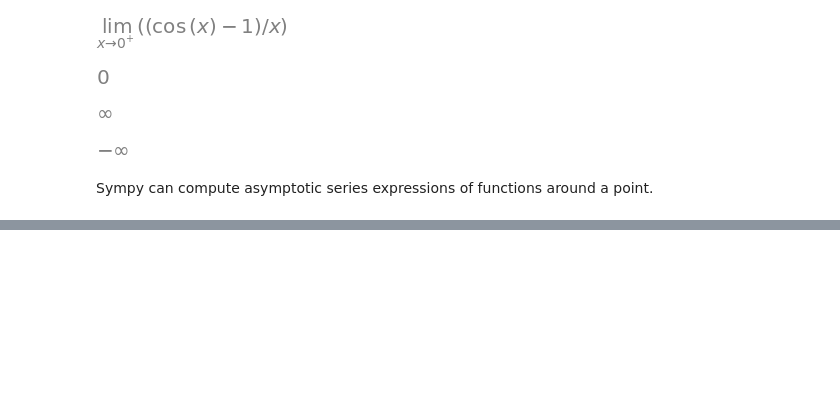
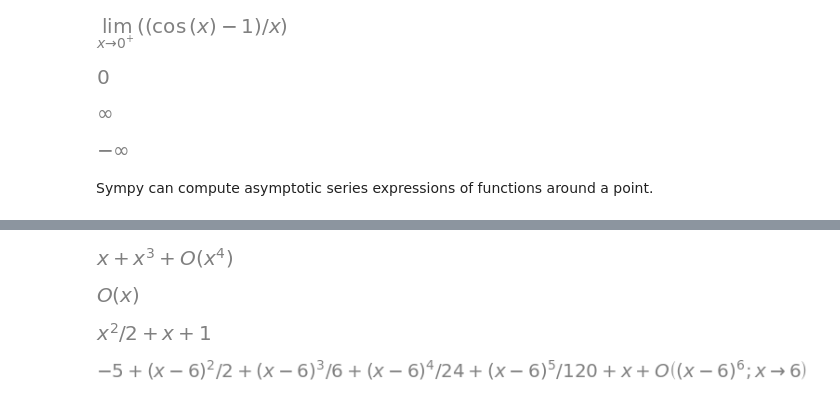
Before and after one commit to burnifi/learnSympy, a Jupyter notebook: calculus.ipynb, the cells around one changed output, grey strips where cells are left out. Saved outputs shown, nothing was run; the diff lists cells and outputs as text; code cells hidden in the pictures; blank space fills up the shorter version.

```diff
--- a/calculus.ipynb
+++ b/calculus.ipynb
@@ -200,0 +203,18 @@ expr.series(x, 0, 4)
+# %%
+x + x**3 + x**6 + O(x**4)
+# %% [output]
+[figure, added]
+# %%
+x*O(1)
+# %% [output]
+[figure, added]
+# %%
+# if you do not want the order term, use the remove() method
+expr.series(x, 0, 4).removeO()
+# %% [output]
+[figure, added]
+# %%
+# the O notation supports arbitrary limit points (other than O)
+exp(x - 6).series(x, x0=6)
+# %% [output]
+[figure, added]
```
Also changed, not shown: parts of 8 cells of this notebook.
